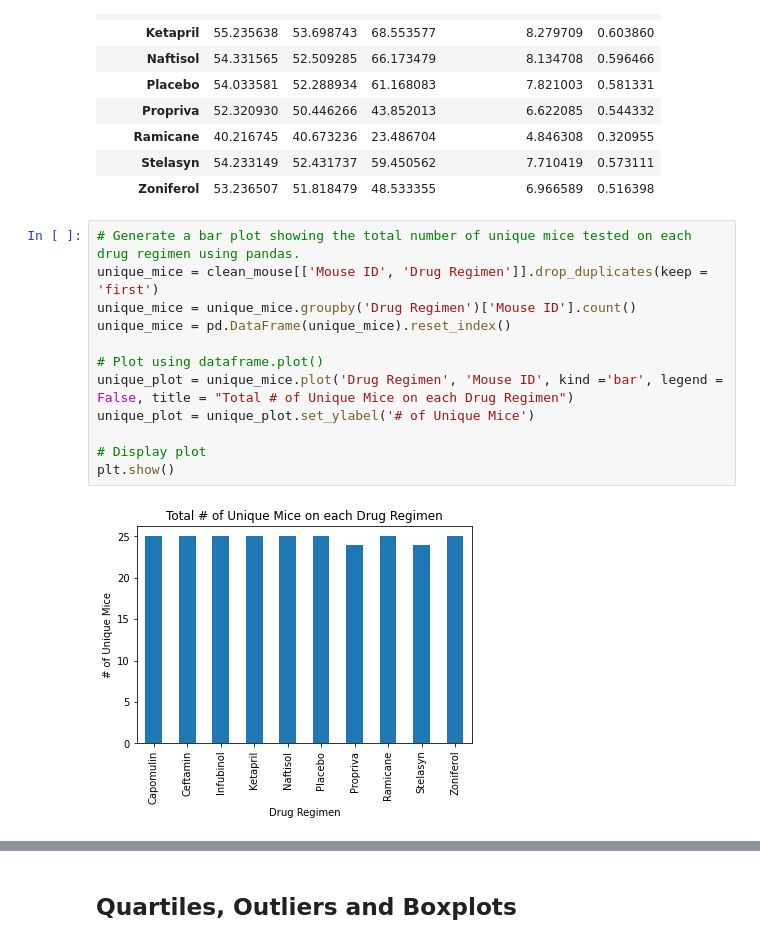
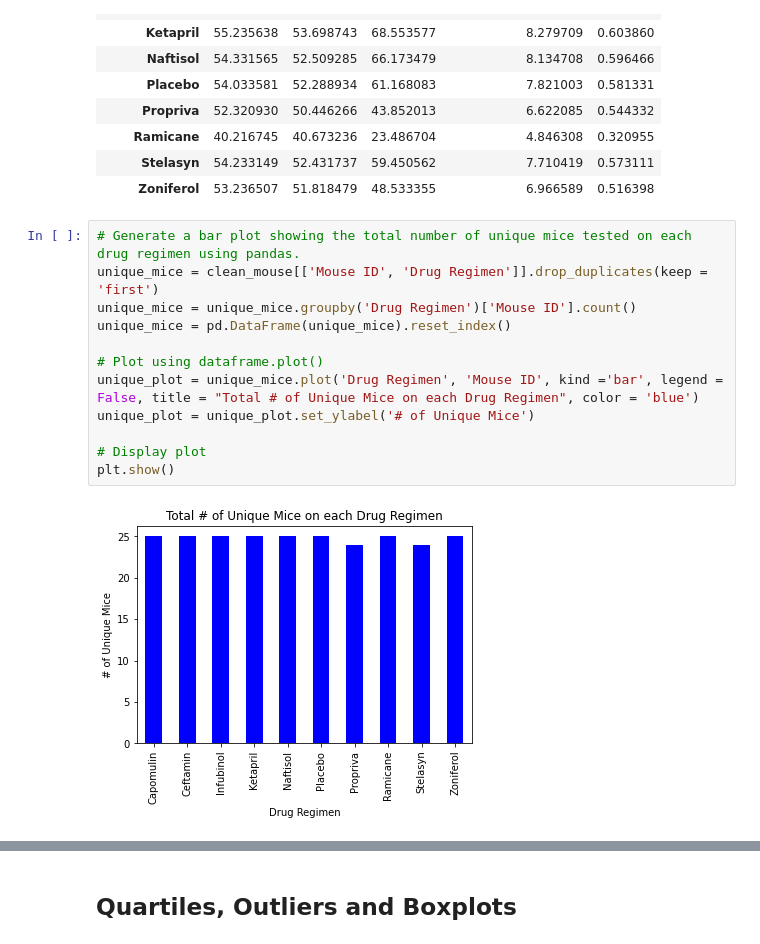
Before and after one commit to beckyydo/UofT-SCS, a Jupyter notebook: HW 5/matplotlib-challenge/pymaceuticals_starter.ipynb, the cells around one changed output, grey strips where cells are left out. Drawn from its saved outputs; the diff is of its cells as text.

```diff
--- a/HW 5/matplotlib-challenge/pymaceuticals_starter.ipynb
+++ b/HW 5/matplotlib-challenge/pymaceuticals_starter.ipynb
@@ -184,16 +184,16 @@ summary_agg
 # %%
 # Generate a bar plot showing the total number of unique mice tested on each drug regimen using pandas.
 unique_mice = clean_mouse[['Mouse ID', 'Drug Regimen']].drop_duplicates(keep = 'first')
 unique_mice = unique_mice.groupby('Drug Regimen')['Mouse ID'].count()
 unique_mice = pd.DataFrame(unique_mice).reset_index()
 
 # Plot using dataframe.plot()
-unique_plot = unique_mice.plot('Drug Regimen', 'Mouse ID', kind ='bar', legend = False, title = "Total # of Unique Mice on each Drug Regimen")
+unique_plot = unique_mice.plot('Drug Regimen', 'Mouse ID', kind ='bar', legend = False, title = "Total # of Unique Mice on each Drug Regimen", color = 'blue')
 unique_plot = unique_plot.set_ylabel('# of Unique Mice')
 
 # Display plot
 plt.show()
 # %% [output]
-[figure, old version]
+[figure, new version]
 # %%
 # Generate a bar plot using matplotlib showing the total number of unique mice tested on each drug regimen using pyplot.
```
Also changed, not shown: parts of 9 cells of this notebook.
